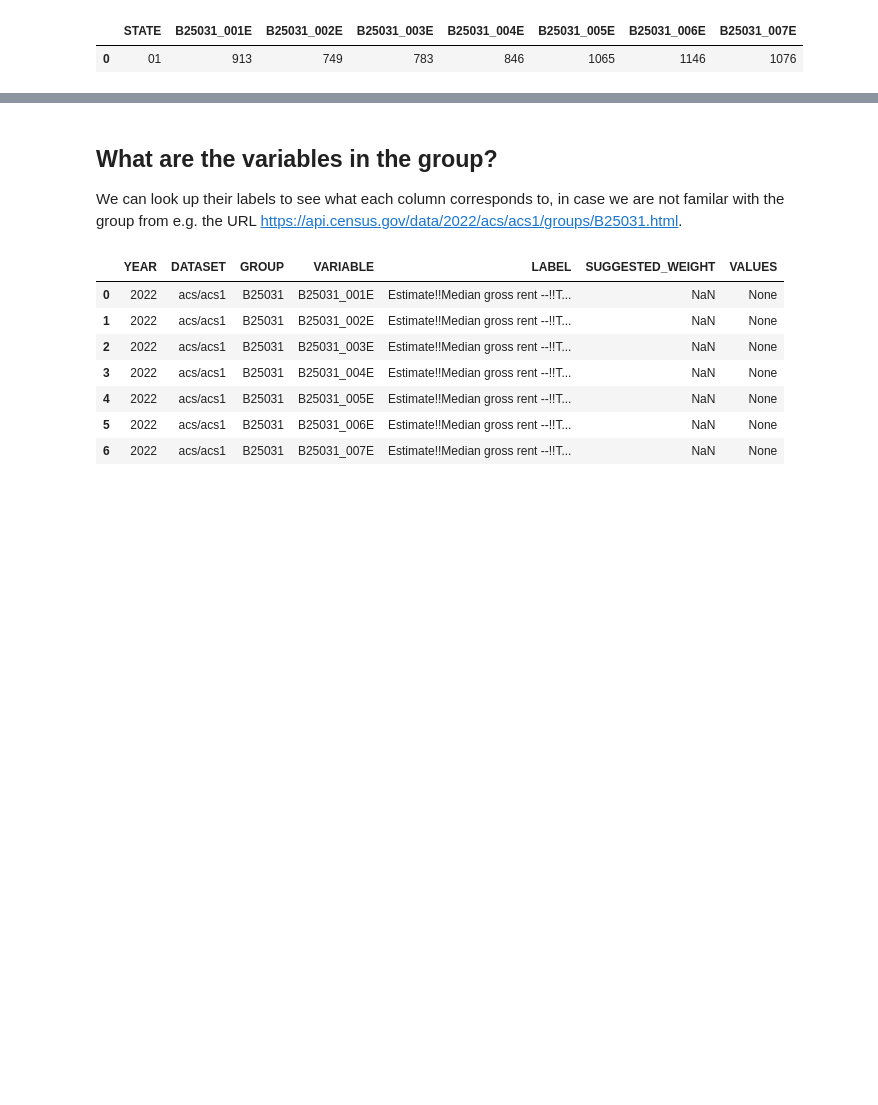
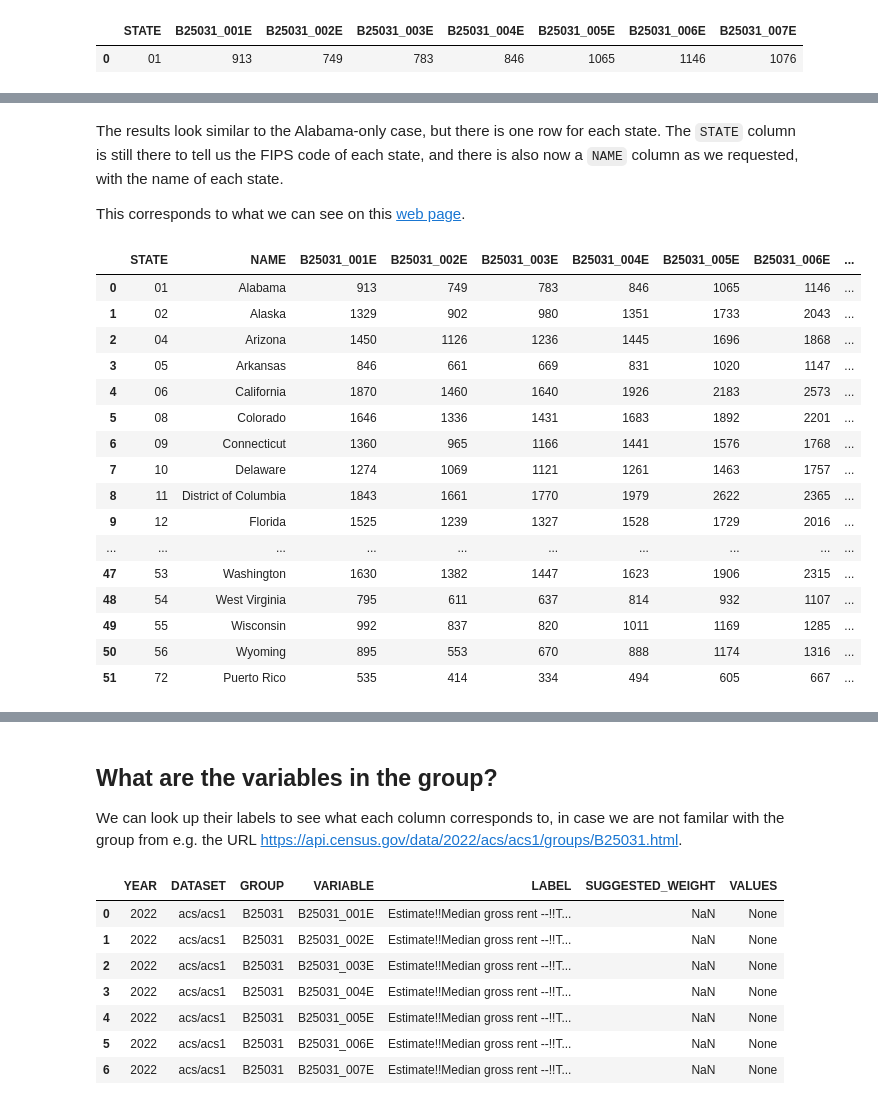
Before and after one commit to censusdis/censusdis, a Jupyter notebook: notebooks/Renter Costs.ipynb, the cells around one changed output, grey strips where cells are left out. Cells and saved outputs as stored; diff of their text form; code cells hidden in the pictures; blank space fills up the shorter version.

```diff
--- a/notebooks/Renter Costs.ipynb
+++ b/notebooks/Renter Costs.ipynb
@@ -40,0 +58,28 @@ df
+# %%
+df_all_states = ced.download(ACS1, YEAR, download_variables='NAME', group=GROUP, state='*')
+# %% [markdown]
+The results look similar to the Alabama-only case, but there is one row for each state. The `STATE` column
+is still there to tell us the FIPS code of each state, and there is also now a `NAME` column as we requested,
+with the name of each state.
+
+This corresponds to what we can see on this [web page](https://data.census.gov/table/ACSDT1Y2022.B25031?q=Renter%20Costs&g=0100000US$04000$001_010XX00US$0400000&y=2022&moe=false&tp=true).
+# %%
+df_all_states
+# %% [output]
+|  | STATE | NAME | B25031_001E | B25031_002E | B25031_003E | B25031_004E | B25031_005E | B25031_006E | ... |
+| 0 | 01 | Alabama | 913 | 749 | 783 | 846 | 1065 | 1146 | ... |
+| 1 | 02 | Alaska | 1329 | 902 | 980 | 1351 | 1733 | 2043 | ... |
+| 2 | 04 | Arizona | 1450 | 1126 | 1236 | 1445 | 1696 | 1868 | ... |
+| 3 | 05 | Arkansas | 846 | 661 | 669 | 831 | 1020 | 1147 | ... |
+| 4 | 06 | California | 1870 | 1460 | 1640 | 1926 | 2183 | 2573 | ... |
+| 5 | 08 | Colorado | 1646 | 1336 | 1431 | 1683 | 1892 | 2201 | ... |
+| 6 | 09 | Connecticut | 1360 | 965 | 1166 | 1441 | 1576 | 1768 | ... |
+| 7 | 10 | Delaware | 1274 | 1069 | 1121 | 1261 | 1463 | 1757 | ... |
+| 8 | 11 | District of Columbia | 1843 | 1661 | 1770 | 1979 | 2622 | 2365 | ... |
+| 9 | 12 | Florida | 1525 | 1239 | 1327 | 1528 | 1729 | 2016 | ... |
+| ... | ... | ... | ... | ... | ... | ... | ... | ... | ... |
+| 47 | 53 | Washington | 1630 | 1382 | 1447 | 1623 | 1906 | 2315 | ... |
+| 48 | 54 | West Virginia | 795 | 611 | 637 | 814 | 932 | 1107 | ... |
+| 49 | 55 | Wisconsin | 992 | 837 | 820 | 1011 | 1169 | 1285 | ... |
+| 50 | 56 | Wyoming | 895 | 553 | 670 | 888 | 1174 | 1316 | ... |
+| 51 | 72 | Puerto Rico | 535 | 414 | 334 | 494 | 605 | 667 | ... |
```
Also changed, not shown: parts of 12 cells of this notebook.
